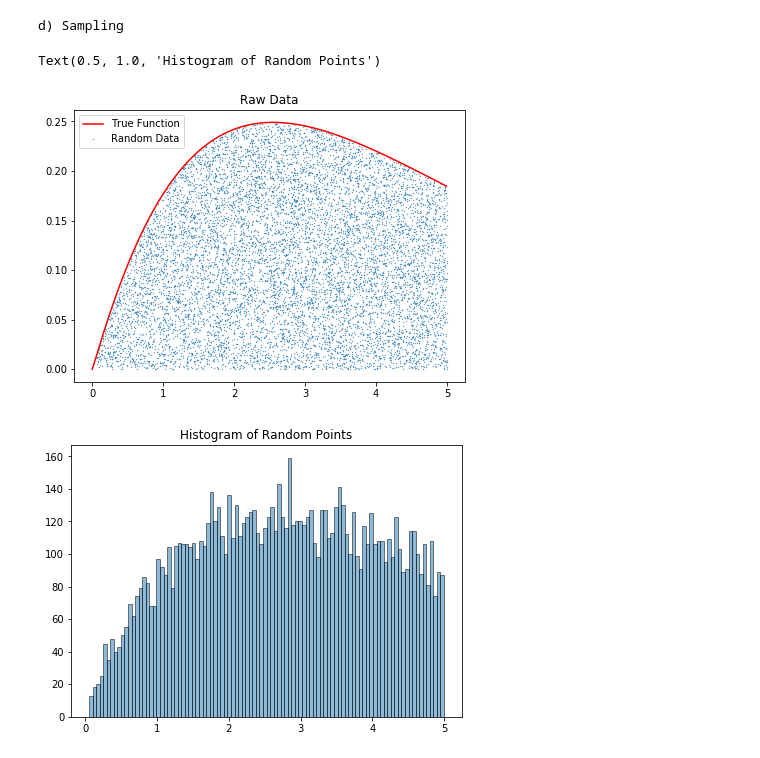
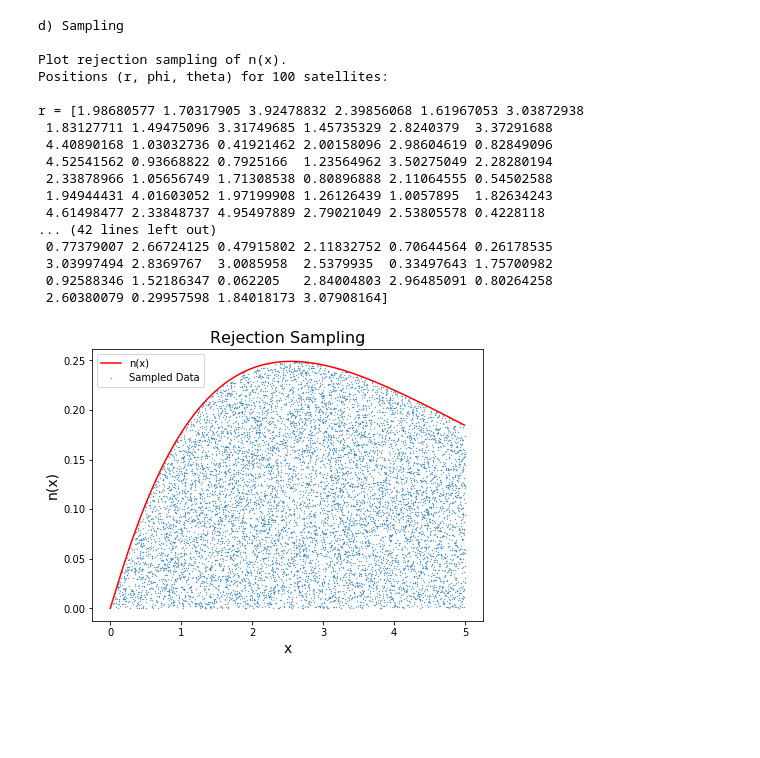
Before and after one commit to ruoyanwangdr/Numerical-Recipes-In-Astrophysics, a Jupyter notebook: handin1.ipynb, the cells around one changed output. Drawn from its saved outputs; the diff is of its cells as text; code cells hidden in the pictures; blank space fills up the shorter version.

Commit message:
Generate positions

```diff
--- a/handin1.ipynb
+++ b/handin1.ipynb
@@ -401,46 +402,85 @@ def rejection_sampling(function, x_min, x_max, y_min, y_max, N):
     """
     function         ... weighting function to put in
     [x_min, x_max]   ... range of x
     [y_min, y_max]   ... range of y
     N                ... number of sample points
     """
 
     # Create empty sample arrays and assign values later.
-    sample_x = np.empty(N)
-    sample_y = np.empty(N)
+    data_x = np.empty(N)
+    data_y = np.empty(N)
 
     # Sample points counter.
     accepted = 0
 
     while accepted < N:
 
         # Generate random x and y values between [0,5] use the random generator above.
         test_x = (5-0)*xor_shift_64()
         test_y = (5-0)*xor_shift_64()
 
         # Apply rejection method.
         if test_y <= weight(test_x):
-            sample_x[accepted] = test_x
-            sample_y[accepted] = test_y
+            data_x[accepted] = test_x
+            data_y[accepted] = test_y
             accepted += 1
 
-    return sample_x, sample_y
+    return data_x, data_y
 
 # Define weighting function.
 weight = lambda x: A*4*np.pi*x**2*(x/b)**(a-3)*np.e**(-(x/b**c))
 
-x, y = rejection_sampling(weight, 0, 5, weight(x_range[0]), weight(x_range[-1]), 10000)
+# Sample the distribution.
+sample_x, sample_y = rejection_sampling(weight, 0, 5, weight(x_range[0]), weight(x_range[-1]), 10000)
 
+# Plot the sampling.
+print('Plot rejection sampling of n(x).')
 plt.figure(figsize=(7,5))
-plt.plot(np.arange(0, 5, 0.01), weight(np.arange(x_range[0], x_range[-1], 0.01)), 'r', label = 'True Function')
-plt.scatter(x, y, s = 0.1, label = 'Random Data')
-plt.legend()
-plt.title('Raw Data')
-plt.figure(figsize=(7,5))
-plt.hist(x, bins=100,alpha=0.5, histtype='bar', ec='black')
-plt.title('Histogram of Random Points')
+plt.plot(np.arange(0, 5, 0.01), weight(np.arange(x_range[0], x_range[-1], 0.01)), 'r', label = 'n(x)')
+plt.scatter(sample_x, sample_y, s = 0.1, label = 'Sampled Data')
+plt.title('Rejection Sampling', fontsize=16)
+plt.xlabel('x', fontsize=14)
+plt.ylabel('n(x)', fontsize=14)
+plt.legend(loc='best')
+#plt.figure(figsize=(7,5))
+#plt.hist(sample_x, bins=100,alpha=0.5, histtype='bar', ec='black')
+#plt.title('Histogram of Random Points', fontsize=16)
+#plt.xlabel('Bins', fontsize=14)
+#plt.ylabel('Number of Data Points', fontsize=14)
+
+# Generate positions and print them out.
+r = sample_x[0:100]
+phi = []
+theta = []
+for i in range(len(r)):
+    phi.append((2*np.pi-0)*xor_shift_64())
+    theta.append((np.pi-0)*xor_shift_64())
+phi = np.asarray(phi)
+theta = np.asarray(theta)
+
+print('Positions (r, phi, theta) for 100 satellites:')
+print()
+print('r = '+str(r))
+print()
+print('phi = '+str(phi))
+print()
+print('theta = '+str(theta))
 # %% [output]
 d) Sampling
+
+Plot rejection sampling of n(x).
+Positions (r, phi, theta) for 100 satellites:
+
+r = [1.98680577 1.70317905 3.92478832 2.39856068 1.61967053 3.03872938
+ 1.83127711 1.49475096 3.31749685 1.45735329 2.8240379  3.37291688
+ 4.40890168 1.03032736 0.41921462 2.00158096 2.98604619 0.82849096
+ 4.52541562 0.93668822 0.7925166  1.23564962 3.50275049 2.28280194
+ 2.33878966 1.05656749 1.71308538 0.80896888 2.11064555 0.54502588
+ 1.94944431 4.01603052 1.97199908 1.26126439 1.0057895  1.82634243
+ 4.61498477 2.33848737 4.95497889 2.79021049 2.53805578 0.4228118
+... (42 lines left out)
+ 0.77379007 2.66724125 0.47915802 2.11832752 0.70644564 0.26178535
+ 3.03997494 2.8369767  3.0085958  2.5379935  0.33497643 1.75700982
+ 0.92588346 1.52186347 0.062205   2.84004803 2.96485091 0.80264258
+ 2.60380079 0.29957598 1.84018173 3.07908164]
-Text(0.5, 1.0, 'Histogram of Random Points')
-[figure, old version]
+[figure, new version]
-[figure, removed]
```
Also changed, not shown: parts of 1 cell of this notebook.
